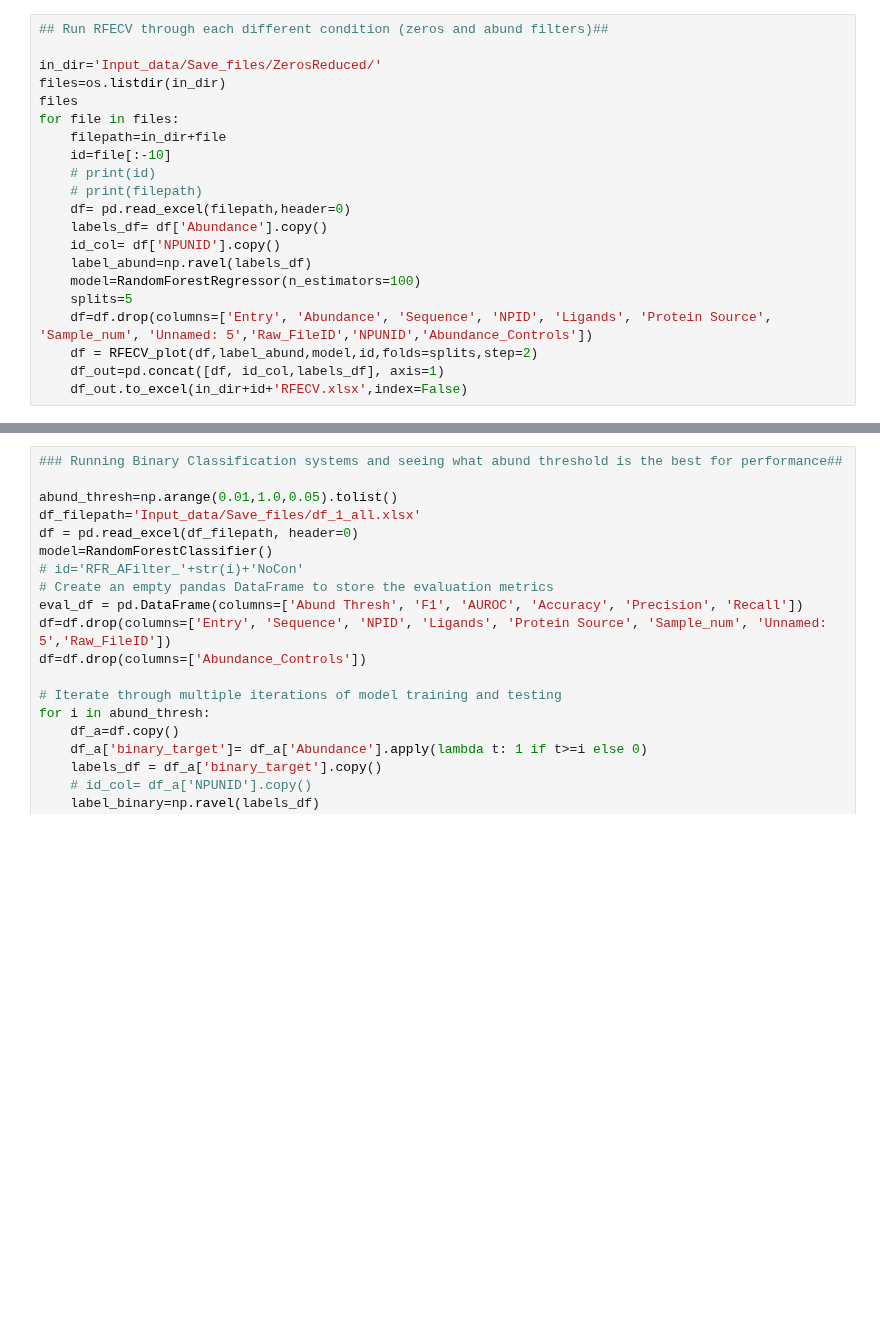
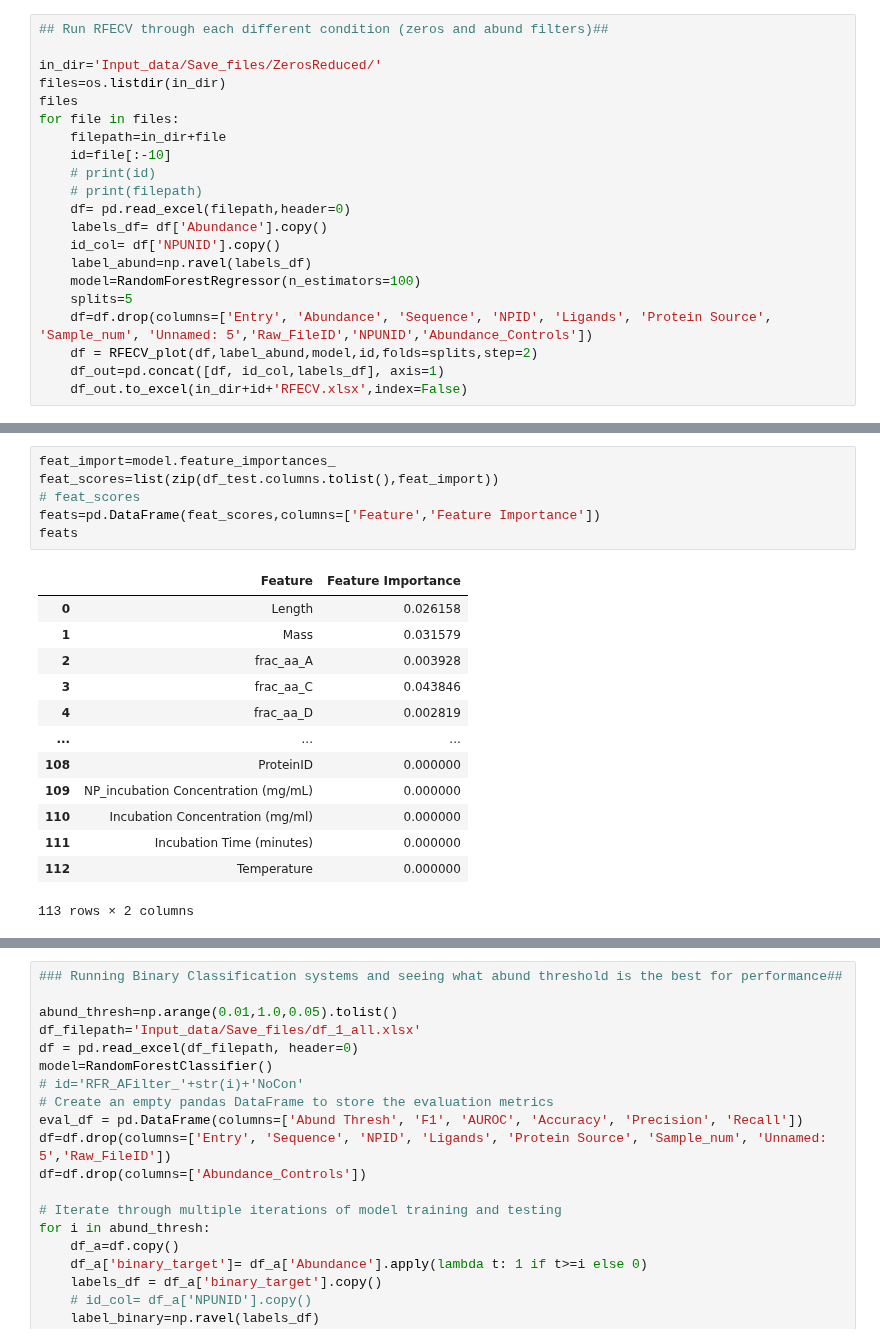
Before and after one commit to karst-poulsen/PC_ML_using_NSP, a Jupyter notebook: ML_5_pubpipe_Samples.ipynb, the cells around one changed output, grey strips where cells are left out. Drawn from its saved outputs; the diff is of its cells as text; blank space fills up the shorter version.

```diff
--- a/ML_5_pubpipe_Samples.ipynb
+++ b/ML_5_pubpipe_Samples.ipynb
@@ -297,3 +375,23 @@ for file in files:
+# %%
+feat_import=model.feature_importances_
+feat_scores=list(zip(df_test.columns.tolist(),feat_import))
+# feat_scores
+feats=pd.DataFrame(feat_scores,columns=['Feature','Feature Importance'])
+feats
+# %% [output]
+|  | Feature | Feature Importance |
+| 0 | Length | 0.026158 |
+| 1 | Mass | 0.031579 |
+| 2 | frac_aa_A | 0.003928 |
+| 3 | frac_aa_C | 0.043846 |
+| 4 | frac_aa_D | 0.002819 |
+| ... | ... | ... |
+| 108 | ProteinID | 0.000000 |
+| 109 | NP_incubation Concentration (mg/mL) | 0.000000 |
+| 110 | Incubation Concentration (mg/ml) | 0.000000 |
+| 111 | Incubation Time (minutes) | 0.000000 |
+| 112 | Temperature | 0.000000 |
+113 rows × 2 columns
 # %%
 df_filepath='Input_data/Save_files/df_1_all.xlsx'
 id='04232023'
```
Also changed, not shown: parts of 5 cells of this notebook, 1 other file.
